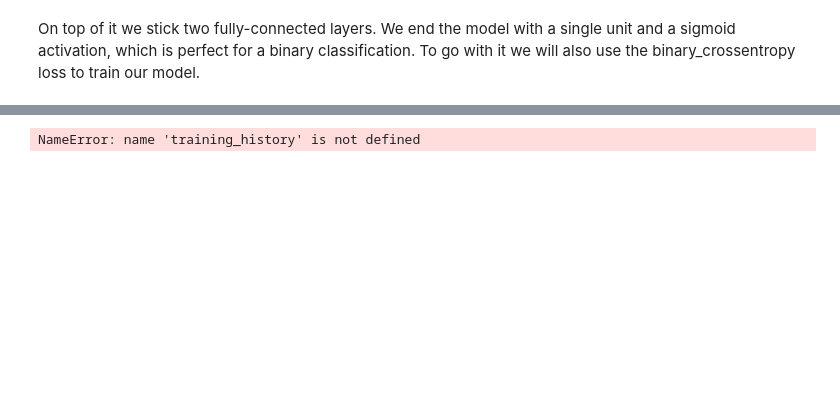
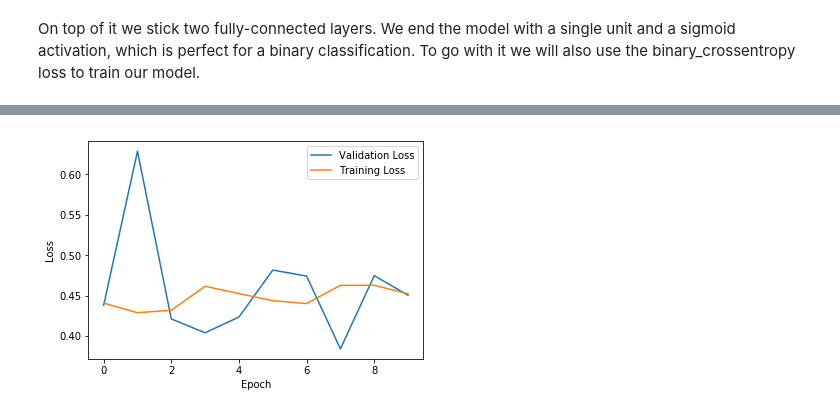
Before and after one commit to BastiQ/Kaggle_cats_dogs, a Jupyter notebook: FirstCV.ipynb, the cells around one changed output, grey strips where cells are left out. Drawn from its saved outputs; the diff is of its cells as text; code cells hidden in the pictures; blank space fills up the shorter version.

```diff
--- a/FirstCV.ipynb
+++ b/FirstCV.ipynb
@@ -164,15 +185,15 @@ Epoch 10/10
 # %%
 ''' Plot Loss over time: '''
-
-val_loss_hist = training_history.history['val_loss'] # val_loss is loss of the validation dataset.
-loss_hist     = training_history.history['loss']     # training loss
+training_history = np.load('training_history.npy') # load history of last training
+val_loss_hist = training_history[()]['val_loss']   # val_loss is loss of the validation dataset.
+loss_hist     = training_history[()]['loss']       # training loss
 
 plt.plot(range(len(val_loss_hist)), val_loss_hist,label="Validation Loss")
 plt.plot(range(len(loss_hist)), loss_hist,label="Training Loss")
 plt.xlabel("Epoch")
 plt.ylabel("Loss")
 plt.legend()
 plt.show()
 # %% [output]
-NameError: name 'training_history' is not defined
+[figure, added]
 # %%
```
Also changed, not shown: parts of 19 cells of this notebook, 2 other files.
